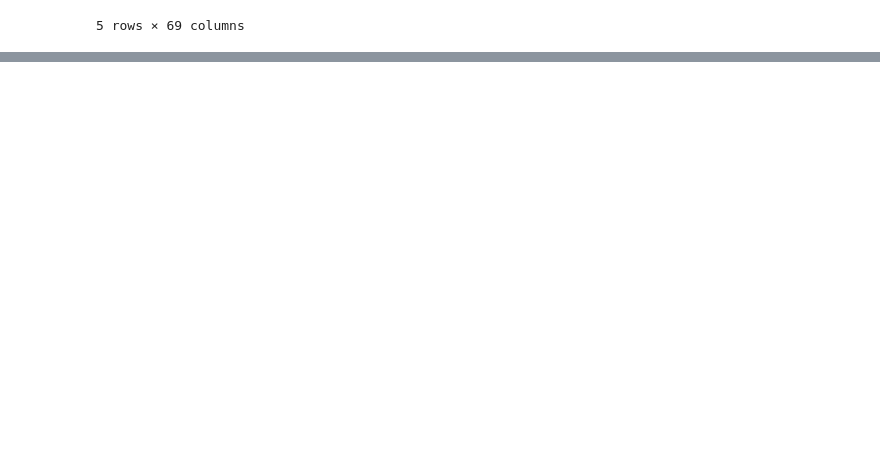
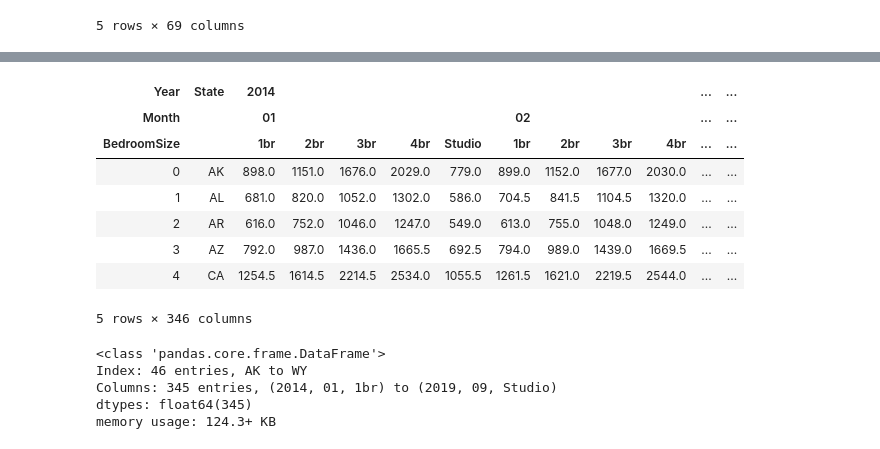
Before and after one commit to JosueGar/team_project_1, a Jupyter notebook: Project_1_Group_1_US_Rental_Analysis.ipynb, the cells around one changed output, grey strips where cells are left out. Drawn from its saved outputs; the diff is of its cells as text; code cells hidden in the pictures; blank space fills up the shorter version.

```diff
--- a/Project_1_Group_1_US_Rental_Analysis.ipynb
+++ b/Project_1_Group_1_US_Rental_Analysis.ipynb
@@ -80,0 +81,5 @@ plt.show()
+# %%
+median_city = apartment_city_data.groupby(['State','BedroomSize']).median()
+#median_city = median_city.groupby('Year').median()
+#median_city.set_index('Year',append=True,inplace=True)
+median_city.reset_index().head()
@@ -80,0 +95,23 @@ plt.show()
+# %%
+median_city.unstack(level=1).head().reset_index()
+# %% [output]
+| Year | State | 2014 |  |  |  |  |  |  |  |  | ... | ... |
+| Month |  | 01 |  |  |  |  | 02 |  |  |  | ... | ... |
+| BedroomSize |  | 1br | 2br | 3br | 4br | Studio | 1br | 2br | 3br | 4br | ... | ... |
+| 0 | AK | 898.0 | 1151.0 | 1676.0 | 2029.0 | 779.0 | 899.0 | 1152.0 | 1677.0 | 2030.0 | ... | ... |
+| 1 | AL | 681.0 | 820.0 | 1052.0 | 1302.0 | 586.0 | 704.5 | 841.5 | 1104.5 | 1320.0 | ... | ... |
+| 2 | AR | 616.0 | 752.0 | 1046.0 | 1247.0 | 549.0 | 613.0 | 755.0 | 1048.0 | 1249.0 | ... | ... |
+| 3 | AZ | 792.0 | 987.0 | 1436.0 | 1665.5 | 692.5 | 794.0 | 989.0 | 1439.0 | 1669.5 | ... | ... |
+| 4 | CA | 1254.5 | 1614.5 | 2214.5 | 2534.0 | 1055.5 | 1261.5 | 1621.0 | 2219.5 | 2544.0 | ... | ... |
+5 rows × 346 columns
+# %%
+median_city_stack = median_city.unstack(level=1)
+median_city_stack.info()
+
+#scatter_matrix(median_city.unstack(level=1).head().reset_index(), figsize=(12,12), grid=True, diagonal='kde', alpha=0.2, color='royalblue')
+# %% [output]
+<class 'pandas.core.frame.DataFrame'>
+Index: 46 entries, AK to WY
+Columns: 345 entries, (2014, 01, 1br) to (2019, 09, Studio)
+dtypes: float64(345)
+memory usage: 124.3+ KB
```
Also changed, not shown: parts of 6 cells of this notebook.
